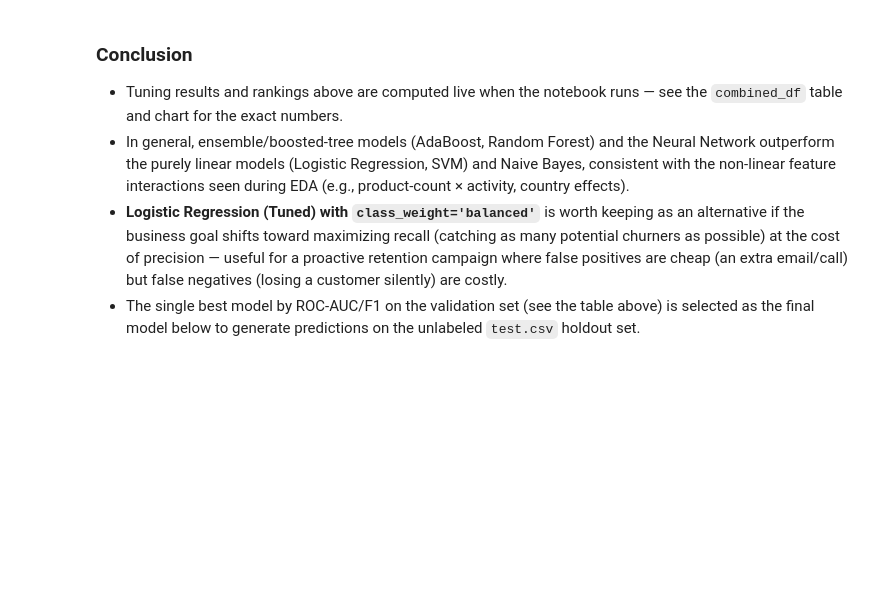
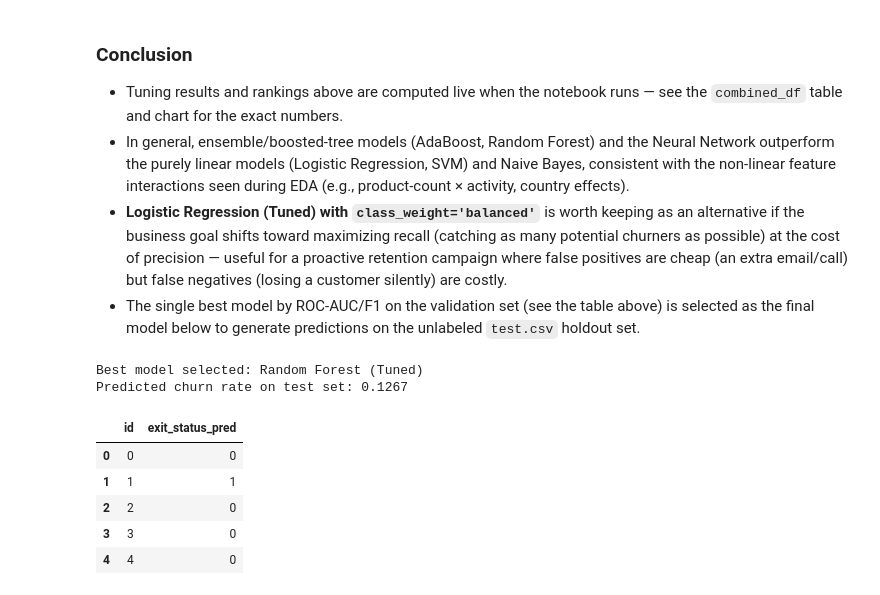
Before and after one commit to ANUPAM7209/building-fastapi, a Jupyter notebook: notebookeca64d7ae5.ipynb, the cells around one changed output. Saved outputs shown, nothing was run; the diff lists cells and outputs as text; code cells hidden in the pictures; blank space fills up the shorter version.

```diff
--- a/notebookeca64d7ae5.ipynb
+++ b/notebookeca64d7ae5.ipynb
@@ -499,18 +499,27 @@ plt.show()
 - **Logistic Regression (Tuned) with `class_weight='balanced'`** is worth keeping as an alternative if the business goal shifts toward maximizing recall (catching as many potential churners as possible) at the cost of precision — useful for a proactive retention campaign where false positives are cheap (an extra email/call) but false negatives (losing a customer silently) are costly.
 - The single best model by ROC-AUC/F1 on the validation set (see the table above) is selected as the final model below to generate predictions on the unlabeled `test.csv` holdout set.
 # %%
-# best_model_name = combined_df.iloc[0]['Model']
-# best_pipe = tuned_fitted[best_model_name] if best_model_name in tuned_fitted else fitted_models[best_model_name]
-# print('Best model selected:', best_model_name)
+best_model_name = combined_df.iloc[0]['Model']
+best_pipe = tuned_fitted[best_model_name] if best_model_name in tuned_fitted else fitted_models[best_model_name]
+print('Best model selected:', best_model_name)
 
-# test_predictions = best_pipe.predict(X_test_final)
-# test_probabilities = best_pipe.predict_proba(X_test_final)[:, 1]
+test_predictions = best_pipe.predict(X_test_final)
+test_probabilities = best_pipe.predict_proba(X_test_final)[:, 1]
 
-# submission = pd.DataFrame({
-#     'id': test['id'],
-#     'exit_status_pred': test_predictions,
-#     'exit_status_proba': test_probabilities
-# })
-# submission.to_csv('submission.csv', index=False)
-# print('Predicted churn rate on test set:', round(test_predictions.mean(), 4))
-# submission.head()
+submission = pd.DataFrame({
+    'id': test['id'],
+    'exit_status_pred': test_predictions,
+
+})
+submission.to_csv('submission.csv', index=False)
+print('Predicted churn rate on test set:', round(test_predictions.mean(), 4))
+submission.head()
+# %% [output]
+Best model selected: Random Forest (Tuned)
+Predicted churn rate on test set: 0.1267
+|  | id | exit_status_pred |
+| 0 | 0 | 0 |
+| 1 | 1 | 1 |
+| 2 | 2 | 0 |
+| 3 | 3 | 0 |
+| 4 | 4 | 0 |
```
